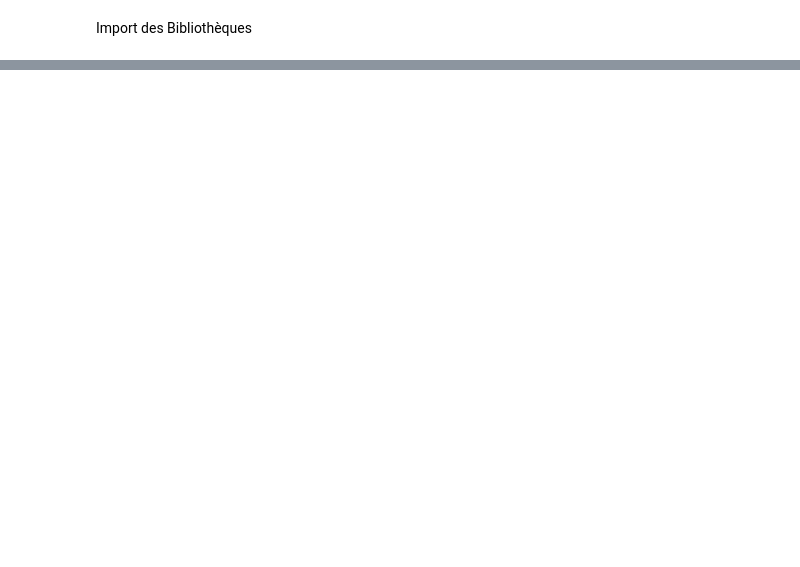
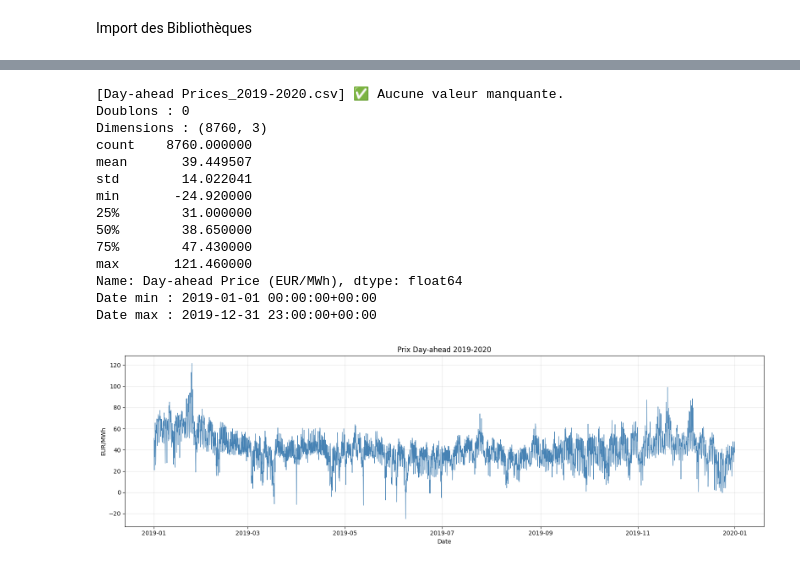
Before and after one commit to marine1209/PROJET-DATA-SCIENCE, a Jupyter notebook: fonction_dc.ipynb, the cells around one changed output, grey strips where cells are left out. Saved outputs shown, nothing was run; the diff lists cells and outputs as text; code cells hidden in the pictures; blank space fills up the shorter version.

```diff
--- a/fonction_dc.ipynb
+++ b/fonction_dc.ipynb
@@ -112,3 +119,73 @@ Toutes les étapes ont été effectuées avec succès.
+# %%
+def clean_previous_data_prices(chemin_fichier):
+    try:
+        df = pd.read_csv(chemin_fichier)
+        df = df.rename(columns={"Day-ahead Price [EUR/MWh]": "Day-ahead Price (EUR/MWh)"})
+        df = df.drop(columns=[c for c in ["BZN|FR", "Currency", "MTU (CET/CEST)"] if c in df.columns])
+
+        # Conversion du prix en float et suppression des NaN
+        df["Day-ahead Price (EUR/MWh)"] = pd.to_numeric(df["Day-ahead Price (EUR/MWh)"], errors='coerce')
+        df = df.dropna(subset=["Day-ahead Price (EUR/MWh)"]).reset_index(drop=True)
+
+        # Détecter l'année de début depuis le nom du fichier
+        annee_debut = os.path.basename(chemin_fichier).split("_")[-1][:4]
+
+        # Générer les dates UTC
+        df["Date_start"] = pd.date_range(start=f"{annee_debut}-01-01 00:00:00", periods=len(df), freq="h", tz="UTC")
+        df["Date_end"]   = pd.date_range(start=f"{annee_debut}-01-01 01:00:00", periods=len(df), freq="h", tz="UTC")
+
+        df = df[["Date_start", "Date_end", "Day-ahead Price (EUR/MWh)"]]
+
+    except Exception as e:
+        print("Erreur :", e)
+        return None
+
+    nom_fichier = os.path.basename(chemin_fichier)
+    nb_manquants = df.isnull().sum()
+    if nb_manquants.any():
+        print(f"[{nom_fichier}] ⚠️  Valeurs manquantes :")
+        print(nb_manquants[nb_manquants > 0])
+    else:
+        print(f"[{nom_fichier}] ✅ Aucune valeur manquante.")
+
+    nb_doublons = df.duplicated(subset='Date_start').sum()
+    print(f"Doublons : {nb_doublons}")
+    print(f"Dimensions : {df.shape}")
+
+    return df
+
+path2 = "./Data/Day-ahead Prices_2019-2020.csv"
+df_clean2 = clean_previous_data_prices(path2)
+print(df_clean2["Day-ahead Price (EUR/MWh)"].describe())
+print(f"Date min : {df_clean2['Date_start'].min()}")
+print(f"Date max : {df_clean2['Date_start'].max()}")
+
+
+
+plt.figure(figsize=(16, 5))
+plt.plot(df_clean2["Date_start"], df_clean2["Day-ahead Price (EUR/MWh)"], linewidth=0.8, color="steelblue")
+plt.title("Prix Day-ahead 2019-2020")
+plt.ylabel("EUR/MWh")
+plt.xlabel("Date")
+plt.grid(True, alpha=0.3)
+plt.tight_layout()
+plt.show()
+# %% [output]
+[Day-ahead Prices_2019-2020.csv] ✅ Aucune valeur manquante.
+Doublons : 0
+Dimensions : (8760, 3)
+count    8760.000000
+mean       39.449507
+std        14.022041
+min       -24.920000
+25%        31.000000
+50%        38.650000
+75%        47.430000
+max       121.460000
+Name: Day-ahead Price (EUR/MWh), dtype: float64
+Date min : 2019-01-01 00:00:00+00:00
+Date max : 2019-12-31 23:00:00+00:00
+[figure, added]
 # %%
 
 # Marie : Prix de l'énergie sur le marché SPOT
```
Also changed, not shown: parts of 6 cells of this notebook, 1 other file.
